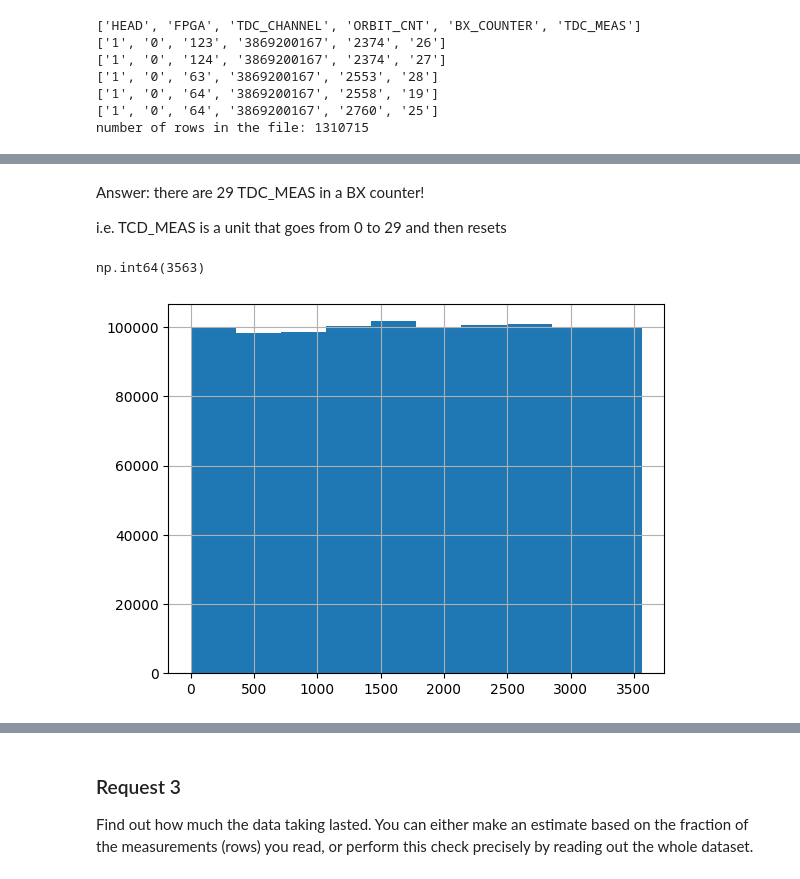
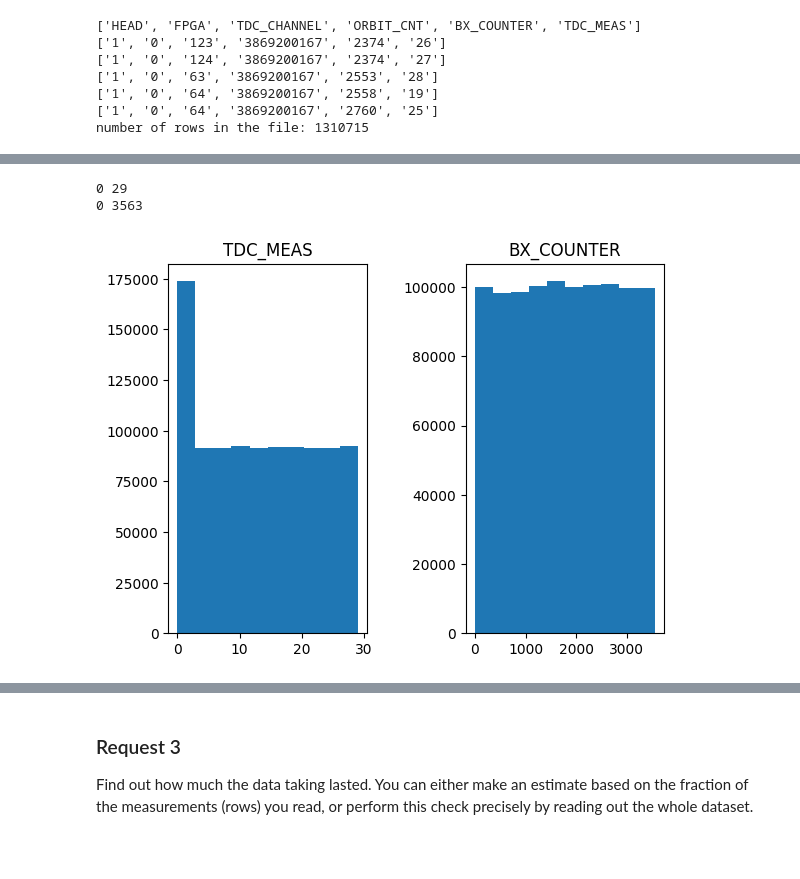
Before and after one commit to miriamzara/LaboratoryOfComputationalPhysics_Y7, a Jupyter notebook: 06_Pandas/06ex_Pandas.ipynb, the cells around one changed output, grey strips where cells are left out. Drawn from its saved outputs; the diff is of its cells as text; code cells hidden in the pictures; blank space fills up the shorter version.

```diff
--- a/06_Pandas/06ex_Pandas.ipynb
+++ b/06_Pandas/06ex_Pandas.ipynb
@@ -102,11 +109,17 @@ np.int64(29)
-# %% [markdown]
-Answer: there are 29 TDC_MEAS in a BX counter!
-
-i.e. TCD_MEAS is a unit that goes from 0 to 29 and then resets
-# %%
-df['BX_COUNTER'].hist()
-df['BX_COUNTER'].max()
-# %% [output]
-np.int64(3563)
-[figure, removed]
+# %%
+fig, axs = plt.subplots(nrows = 1, ncols = 2)
+plt.subplots_adjust(wspace= 0.5)
+axs[0].hist(df['TDC_MEAS'])
+axs[0].set_title('TDC_MEAS')
+axs[1].hist(df['BX_COUNTER'])
+axs[1].set_title('BX_COUNTER')
+tcd_min, tcd_max = df['TDC_MEAS'].min(), df['TDC_MEAS'].max()
+print(tcd_min, tcd_max)
+
+bx_counter_min, bx_counter_max = df['BX_COUNTER'].min(), df['BX_COUNTER'].max()
+print(bx_counter_min, bx_counter_max)
+# %% [output]
+0 29
+0 3563
+[figure, added]
 # %% [markdown]
```
Also changed, not shown: parts of 23 cells of this notebook, 7 other files.
